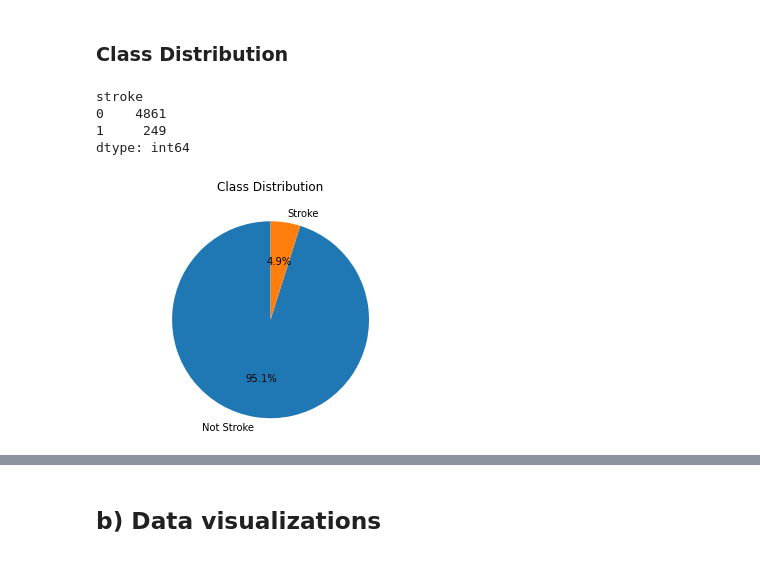
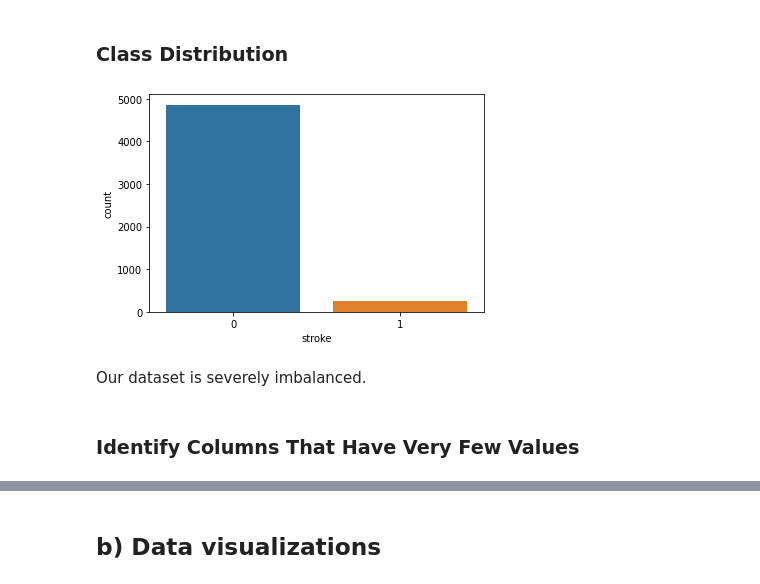
Before and after one commit to LapTQ/IT31903_123220_Group18_Stroke-prediction, a Jupyter notebook: analyze_data.ipynb, the cells around one changed output, grey strips where cells are left out. Cells and saved outputs as stored; diff of their text form; code cells hidden in the pictures.

```diff
--- a/analyze_data.ipynb
+++ b/analyze_data.ipynb
@@ -100,17 +69,11 @@ data.describe()
 # %% [markdown]
 ### Class Distribution
-# %%
-data.groupby('stroke').size()
-# %% [output]
-stroke
-0    4861
-1     249
-dtype: int64
-# %%
-fig, ax = pyplot.subplots()
-ax.pie(data['stroke'].value_counts(), labels=["Not Stroke", "Stroke"], autopct='%1.1f%%', startangle=90)
-ax.axis('equal')
-ax.set_title("Class Distribution\n")
-pyplot.show()
-# %% [output]
-[figure, removed]
+# %%
+seaborn.countplot(x='stroke', data=data)
+pyplot.show()
+# %% [output]
+[figure, added]
+# %% [markdown]
+Our dataset is severely imbalanced.
+# %% [markdown]
+### Identify Columns That Have Very Few Values
```
Also changed, not shown: parts of 77 cells of this notebook.
